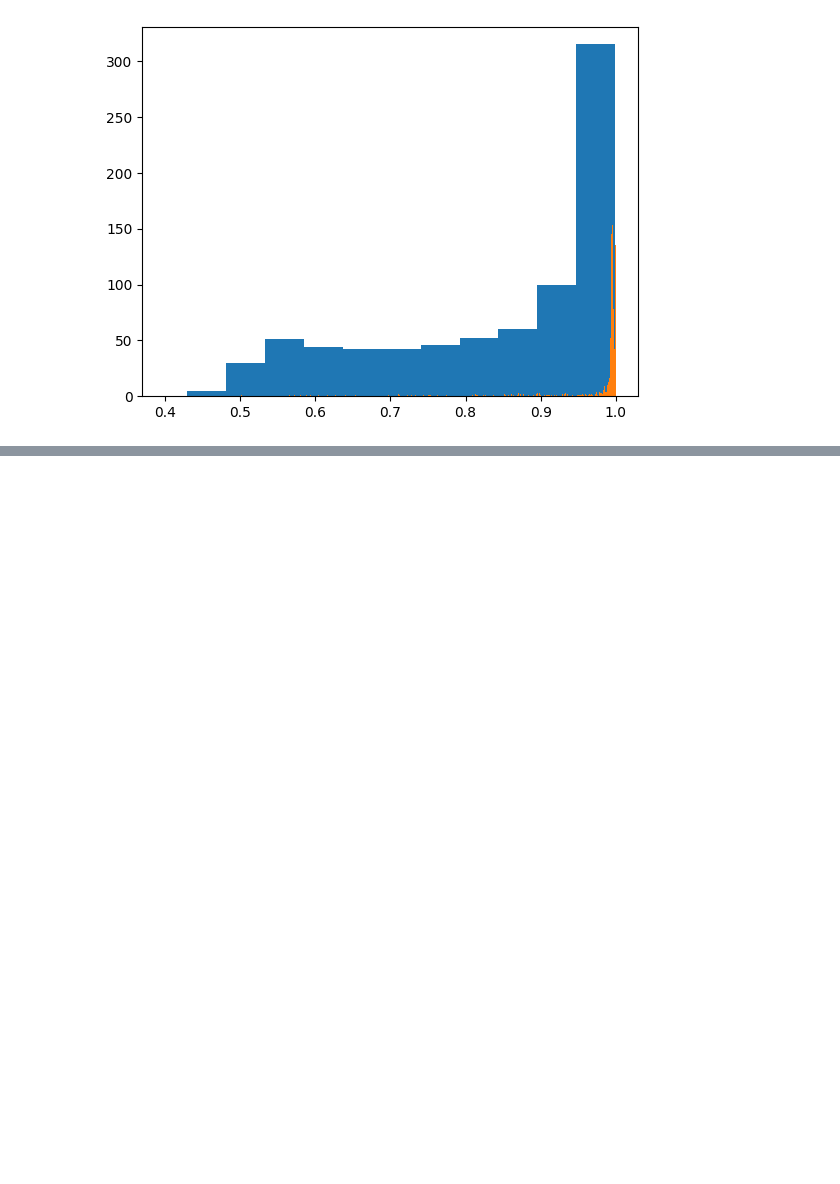
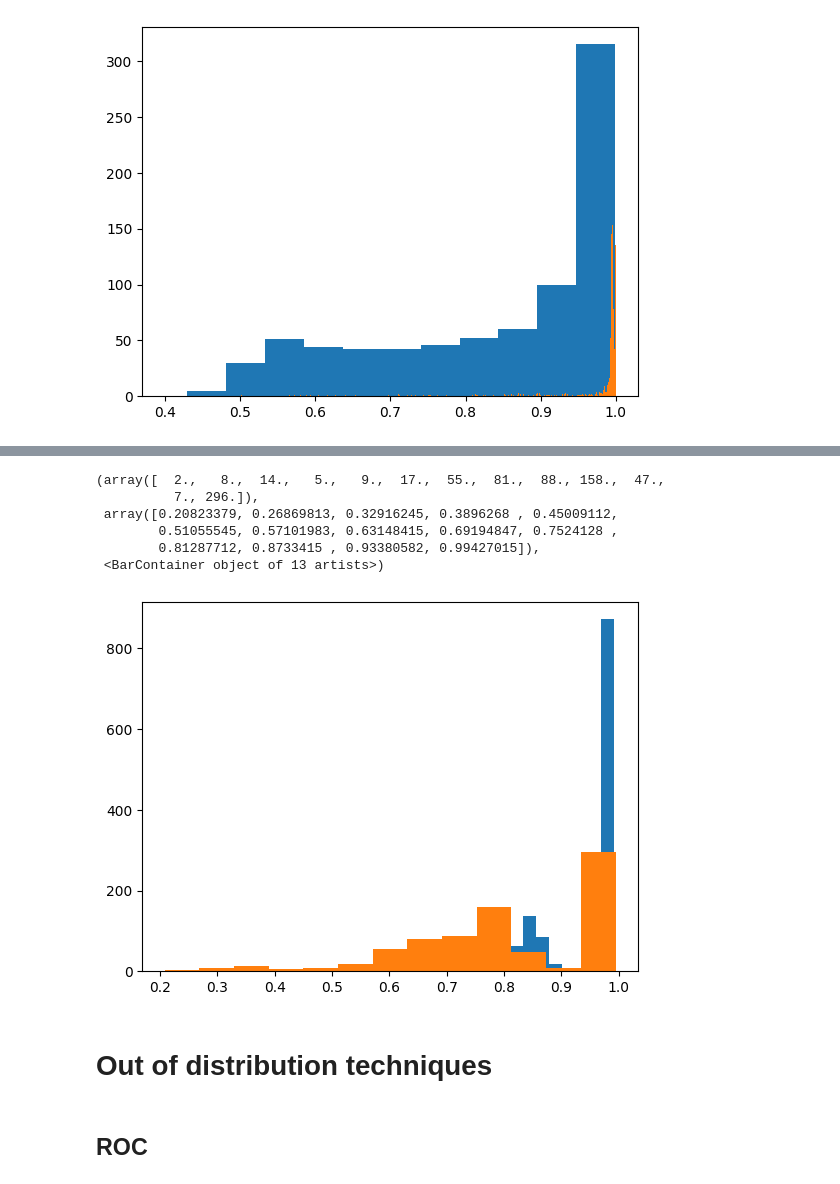
Before and after one commit to WiktorPieklik/Secure-Text-Classification, a Jupyter notebook: src/notebooks/lstm-thresholding.ipynb, the cells around one changed output, grey strips where cells are left out. Drawn from its saved outputs; the diff is of its cells as text; code cells hidden in the pictures; blank space fills up the shorter version.

```diff
--- a/src/notebooks/lstm-thresholding.ipynb
+++ b/src/notebooks/lstm-thresholding.ipynb
@@ -48,8 +43,8 @@ outer_ds = tf.keras.utils.text_dataset_from_directory(
     directory=OUTER_DS_DIR,
     label_mode='categorical',
     batch_size=BATCH_SIZE,
-    shuffle=True,
-    seed=SEED
+    # shuffle=True,
+    # seed=SEED
 )
 outer_ds.class_names
 # %% [output]
@@ -71,12 +61,12 @@ import pandas as pd
 import numpy as np
 
 original_dataset_labels = ['business', 'politics', 'sport']
-original_ds = train_ds = tf.keras.utils.text_dataset_from_directory(
+original_ds = tf.keras.utils.text_dataset_from_directory(
     directory=DATASET_DIR,
     label_mode='categorical',
     batch_size=BATCH_SIZE,
-    shuffle=True,
-    seed=SEED,
+    # shuffle=True,
+    # seed=SEED,
 )
 
 outer_dataset_labels = outer_ds.class_names
@@ -144,0 +127,7 @@ plt.hist(original_hist_data, bins='auto')
+# %%
+input_layer = model.input
+output = model.layers[-2].output
+logits_model = tf.keras.Model(input_layer, output)
+
+outer_logits = logits_model.predict(outer_ds)
+original_logits = logits_model.predict(original_ds)
@@ -144,0 +137,16 @@ plt.hist(original_hist_data, bins='auto')
+# %%
+outer_hist_data = np.apply_along_axis(get_max_softmax, 1, outer_logits)
+idd_hist_data = np.apply_along_axis(get_max_softmax, 1, original_logits)
+
+plt.hist(idd_hist_data, bins='auto')
+plt.hist(outer_hist_data, bins='auto')
+# %% [output]
+(array([  2.,   8.,  14.,   5.,   9.,  17.,  55.,  81.,  88., 158.,  47.,
+          7., 296.]),
+ array([0.20823379, 0.26869813, 0.32916245, 0.3896268 , 0.45009112,
+        0.51055545, 0.57101983, 0.63148415, 0.69194847, 0.7524128 ,
+        0.81287712, 0.8733415 , 0.93380582, 0.99427015]),
+ <BarContainer object of 13 artists>)
+[figure, added]
+# %% [markdown]
+# Out of distribution techniques
@@ -144,0 +202,2 @@ plt.hist(original_hist_data, bins='auto')
+# %% [markdown]
+## ROC
```
Also changed, not shown: parts of 16 cells of this notebook.
